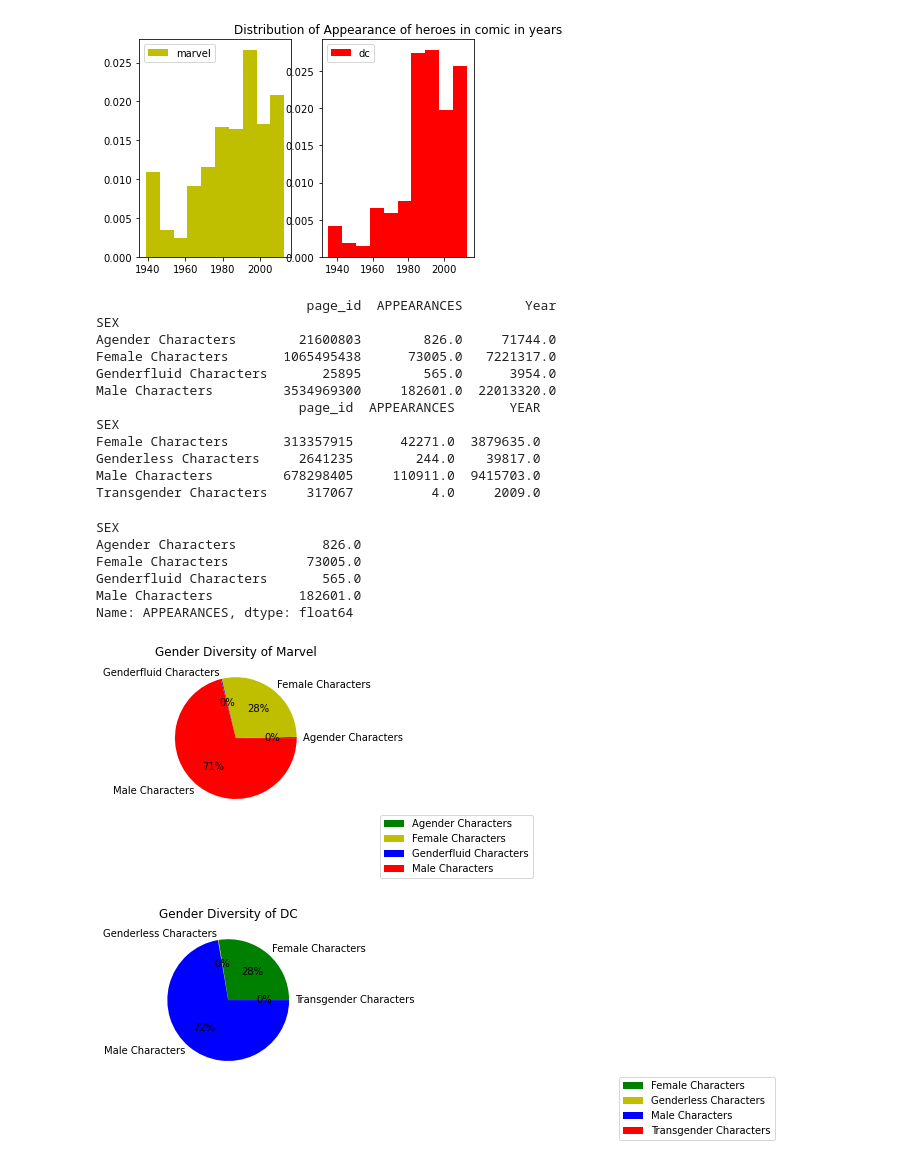
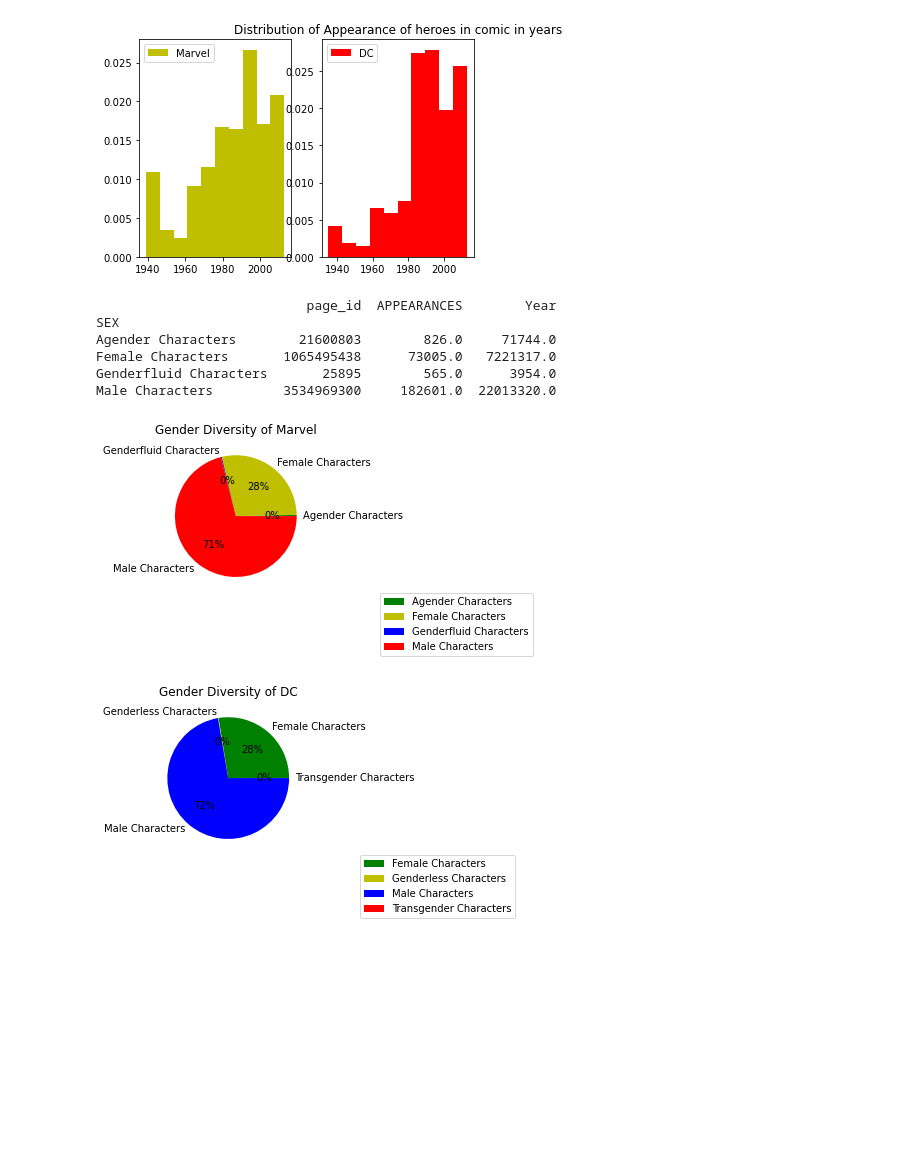
Before and after one commit to SarithaSundaresan/ads_assignment, a Jupyter notebook: assignment_ads.ipynb, the cells around one changed output. Saved outputs shown, nothing was run; the diff lists cells and outputs as text; code cells hidden in the pictures; blank space fills up the shorter version.

```diff
--- a/assignment_ads.ipynb
+++ b/assignment_ads.ipynb
@@ -5,27 +5,45 @@ import pandas as pd
 import matplotlib.pyplot as plt
 %matplotlib inline
 # %%
+
+# function to read CSV
+def readcsvdata(name):
+    """
+    This function reads the CSV data and returns
+    """
+    data = pd.read_csv(name)
+    data.describe()
+    return data
+
+
+# function to read CSV
+def preprocessdata(data):
+    """
+    This function prforms preprocessing of data
+    """
+    find_missing_rows = data.isnull().any(axis = 1).sum()
+    data.dropna(axis = 0, inplace = True)
+    data.reset_index(inplace = True)
+    return data
+
+
 #Read the data for analysis
-marveldata = pd.read_csv("marvel-wikia-data.csv")
-dcdata = pd.read_csv("dc-wikia-data.csv")
-#print(dcwikiadata)
-marveldata.describe()
-dcdata.describe()
-
+marveldata = readcsvdata("marvel-wikia-data.csv")
+#preprocessdata(marveldata)
+dcdata = readcsvdata("dc-wikia-data.csv")
+#preprocessdata(dcdata)
 
 
 # Plot histogram of marvel
 plt.figure(1)
 plt.subplot(1, 2, 1)
-plt.hist(marveldata['Year'], label="marvel", density=True, color='y')
+plt.hist(marveldata['Year'], label="Marvel", density=True, color='y')
 plt.legend()
-
-
 
 # Plot histogram of DC
 plt.figure(1)
 plt.subplot(1, 2, 2)
-plt.hist(dcdata['YEAR'], label="dc", density=True, color='r')
+plt.hist(dcdata['YEAR'], label="DC", density=True, color='r')
 #plt.hist(vod, label="vod") # Plot histogram of vod
 plt.legend()
 
@@ -39,9 +57,8 @@ plt.show()
 
 gendermarveldata = marveldata.groupby('SEX').sum()
 genderdcdata = dcdata.groupby('SEX').sum()
-
 print(gendermarveldata)
-print(genderdcdata)
+#print(genderdcdata)
 # %% [output]
                            page_id  APPEARANCES        Year
 SEX
@@ -49,41 +66,29 @@ Agender Characters        21600803        826.0     71744.0
 Female Characters       1065495438      73005.0   7221317.0
 Genderfluid Characters       25895        565.0      3954.0
 Male Characters         3534969300     182601.0  22013320.0
-                          page_id  APPEARANCES       YEAR
-SEX
-Female Characters       313357915      42271.0  3879635.0
-Genderless Characters     2641235        244.0    39817.0
-Male Characters         678298405     110911.0  9415703.0
-Transgender Characters     317067          4.0     2009.0
 # %%
 #pie chart of marvel and DC by gender diversity
 names = ['Agender Characters','Female Characters', 'Genderfluid Characters', 'Male Characters']
 values = gendermarveldata['APPEARANCES']
 
-print(values)
+#print(values)
 plt.figure(1)
 plt.subplot(1, 2, 1)
 plt.pie(values, labels=names, colors=['g', 'y', 'b', 'r'], autopct='%1.0f%%')
 plt.legend(bbox_to_anchor=(1,0), loc="lower right", bbox_transform=plt.gcf().transFigure)
 plt.title('Gender Diversity of Marvel')
 plt.show()
 
 
 names = ['Female Characters','Genderless Characters', 'Male Characters', 'Transgender Characters']
 values = genderdcdata['APPEARANCES']
 plt.subplot(1, 2, 2)
 plt.figure(1)
 plt.pie(values, labels=names, colors=['g', 'y', 'b', 'r'], autopct='%1.0f%%')
 plt.title('Gender Diversity of DC')
-plt.legend(bbox_to_anchor=(2,0), loc="lower right", bbox_transform=plt.gcf().transFigure)
+plt.legend(bbox_to_anchor=(1.4,0), loc="lower right", bbox_transform=plt.gcf().transFigure)
 plt.show()
 # %% [output]
-SEX
-Agender Characters           826.0
-Female Characters          73005.0
-Genderfluid Characters       565.0
-Male Characters           182601.0
-Name: APPEARANCES, dtype: float64
 [figure]
-[figure, old version]
+[figure, new version]
 # %%
```
Also changed, not shown: parts of 2 cells of this notebook.
